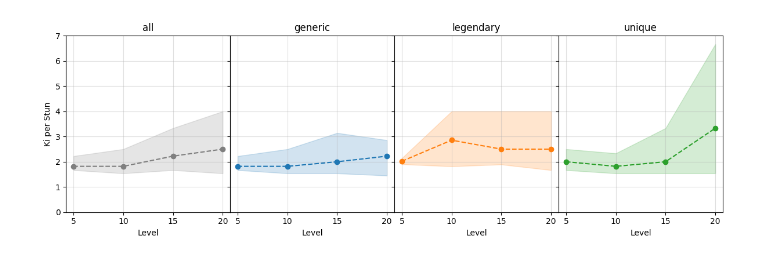
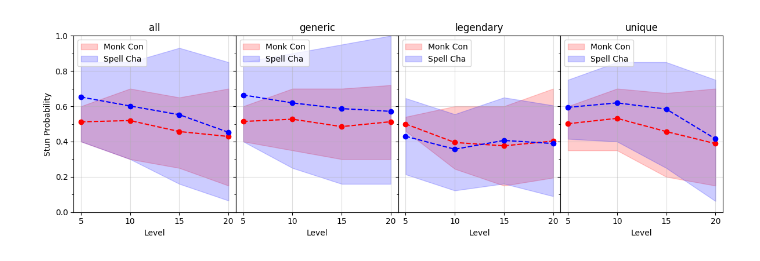
Before and after one commit to tomedunn/the-finished-book, a Jupyter notebook: _classes/stunning-strike/stunning-strike-analysis.ipynb, the cells around one changed output. Drawn from its saved outputs; the diff is of its cells as text; code cells hidden in the pictures.

Commit message:
Updates stunning strike post

```diff
--- a/_classes/stunning-strike/stunning-strike-analysis.ipynb
+++ b/_classes/stunning-strike/stunning-strike-analysis.ipynb
@@ -153,16 +170,14 @@ fig.subplots_adjust(hspace=0.3)
 for level, CRdelta in zip(levels, CRdeltas):
     iSub = iSub + 1
 
-    df1 = df0[df0['CR'].between(level-CRdelta, level+CRdelta)]
-    df1['Hit Prob']  = 0.05*(20 + dfMonk.at[level-1, 'Attack Bonus'] - df0['AC'])
-    df1.loc[df1['Hit Prob'] >= 1.0, 'Hit Prob'] = 0.95
-    df1.loc[df1['Hit Prob'] <= 0.0, 'Hit Prob'] = 0.05
-    df1['Stun Prob'] = 0.05*(dfMonk.at[level-1, 'Ki Save DC'] - df1['Con Save'] - 1)
-    df1.loc[df1['Stun Prob'] > 1.0, 'Stun Prob'] = 1.00
-    df1.loc[df1['Stun Prob'] < 0.0, 'Stun Prob'] = 0.00
+    CR_min = level - CRdelta
+    CR_max = level + CRdelta
+    df1 = df0[df0['CR'].between(CR_min, CR_max)]
+    df1['Hit Prob'] = df1.apply(lambda row: attack_hit_prob(row['AC'], dfMonk.loc[level, 'Weapon AB']), axis=1)
+    df1['Stun Prob'] = df1.apply(lambda row: save_hit_prob(row['Con Save'], dfMonk.loc[level, 'Ki Save DC']), axis=1)
 
     ax = plt.subplot(rSub, cSub, iSub, xlabel='Hit Probability', ylabel='Count',
-        title="Level {}, AB {}, CR {}-{}".format(level, dfMonk.at[level-1, 'Attack Bonus'], level-CRdelta, level+CRdelta))
+        title="Level {}, AB {}, CR {}-{}".format(level, dfMonk.loc[level, 'Weapon AB'], CR_min, CR_max))
     ax.hist((df1[df1['Category'].isin(['generic'])]['Hit Prob'],
              df1[df1['Category'].isin(['legendary'])]['Hit Prob'],
              df1[df1['Category'].isin(['unique'])]['Hit Prob']),
@@ -412,5 +813,5 @@ Level 20, Ki per Stun: [2.22 (0.88), 2.50 (2.04), 3.33 (3.65)]
 # %%
-# ki per stun
+# Probability of landing a Stunning Strike vs landing a spell with a Charisma saving throw
 from matplotlib import pyplot as plt
 import numpy as np
 from matplotlib.ticker import (MultipleLocator, FormatStrFormatter, AutoMinorLocator)
@@ -420,51 +821,65 @@ levels    = [ 5, 10, 15, 20]
 
 rMin = 0; rMax = 1; rDel = 0.05
 rRange = np.linspace(rMin - rDel/2, rMax + rDel/2, int(round((rMax - rMin)/rDel)) + 2)
 
-q1=0.20; q2=0.80
+q1=0.10; q2=0.90
 rSub = 1; cSub = 4; iSub = 0
 fig = plt.figure(figsize=[3*cSub,4*rSub], dpi=100, tight_layout=True)
 gs = fig.add_gridspec(1, 4, hspace=0, wspace=0)
 axs = gs.subplots(sharex=True, sharey=True)
 
 #colors = plt.rcParams['axes.prop_cycle'].by_key()['color']
 colors = ['#7f7f7f','#1f77b4','#ff7f0e','#2ca02c']
 
 for cat, ax, c in zip(['all','generic','legendary','unique'], axs, colors):
     yMean = []; yStd  = []; yMin = []; yMax = []
     for level, CRdelta in zip(levels, CRdeltas):
-        df1 = df0[df0['CR'].between(level-CRdelta, level+CRdelta)]
-        df1['Stun Prob'] = 0.05*(dfMonk.at[level-1, 'Ki Save DC'] - df1['Con Save'] - 1)
-        df1.loc[df1['Stun Prob'] > 1.0, 'Stun Prob'] = 1.00
-        df1.loc[df1['Stun Prob'] < 0.0, 'Stun Prob'] = 0.00
-        df1['Ki per Stun'] = 1.0/df1['Stun Prob']
-        df1['Hit Prob']  = 0.05*(20 + dfMonk.at[level-1, 'Attack Bonus'] - df0['AC'])
-        df1.loc[df1['Hit Prob'] >= 1.0, 'Hit Prob'] = 0.95
-        df1.loc[df1['Hit Prob'] <= 0.0, 'Hit Prob'] = 0.05
-        df1['Attack Stun Prob'] = df1['Hit Prob']*df1['Stun Prob']
-        df1['Attacks per Stun'] = 1.0/df1['Attack Stun Prob']
+        CR_min = level - CRdelta
+        CR_max = level + CRdelta
+        df1 = df0[df0['CR'].between(CR_min, CR_max)]
+        df1['Stun Prob'] = df1.apply(lambda row: save_hit_prob(row['Con Save'], dfMonk.loc[level, 'Ki Save DC']), axis=1)
 
         if cat == 'all':
-            dfC = df1['Ki per Stun']
+            dfC = df1['Stun Prob']
         else:
-            dfC = df1[df1['Category'].isin([cat])]['Ki per Stun']
+            dfC = df1[df1['Category'].isin([cat])]['Stun Prob']
 
         yMin.append(dfC.quantile(q1))
         yMax.append(dfC.quantile(q2))
-        yMean.append(dfC.median())
+        yMean.append(dfC.mean())
 
-    ax.fill_between(levels, yMin, yMax, alpha=0.2, color=c)
-    ax.plot(levels, yMean, 'o--', color=c)
+    ax.fill_between(levels, yMin, yMax, alpha=0.2, color='r', label='Monk Con')
+    ax.plot(levels, yMean, 'o--', color='r')
+
+    yMean = []; yStd  = []; yMin = []; yMax = []
+    for level, CRdelta in zip(levels, CRdeltas):
+        CR_min = level - CRdelta
+        CR_max = level + CRdelta
+        df1 = df0[df0['CR'].between(CR_min, CR_max)]
+        df1['Spell Prob'] = df1.apply(lambda row: np.power(save_hit_prob(row['Cha Save'], dfSpell.loc[level, 'Spell Save DC']), 1 + row['Magic Resistance']), axis=1)
+
+        if cat == 'all':
+            dfC = df1['Spell Prob']
+        else:
+            dfC = df1[df1['Category'].isin([cat])]['Spell Prob']
+
+        yMin.append(dfC.quantile(q1))
+        yMax.append(dfC.quantile(q2))
+        yMean.append(dfC.mean())
+
+    ax.fill_between(levels, yMin, yMax, alpha=0.2, color='b', label='Spell Cha')
+    ax.plot(levels, yMean, 'o--', color='b')
     ax.set_title(cat)
+    ax.legend(loc='upper left')
 
 for ax in axs.flat:
-    ax.set(xlabel='Level', ylabel='Ki per Stun', ylim=[0,7])
+    ax.set(xlabel='Level', ylabel='Stun Probability', ylim=[0,1])
     ax.xaxis.set_major_locator(MultipleLocator(5))
-    ax.yaxis.set_major_locator(MultipleLocator(1))
-    #ax.yaxis.set_minor_locator(MultipleLocator(0.1))
+    ax.yaxis.set_major_locator(MultipleLocator(0.2))
+    ax.yaxis.set_minor_locator(MultipleLocator(0.1))
     ax.grid(which='major', axis='both', alpha=0.4)
     ax.label_outer()
 
-plt.savefig('ki-per-stun-probability-inner-quantile60-categories.svg', metadata=METADATA)
+#plt.savefig('stun-spell-probability-confidence80-categories.svg', metadata=METADATA)
 # %% [output]
-[figure, old version]
+[figure, new version]
```
Also changed, not shown: parts of 24 cells of this notebook, 13 other files.
